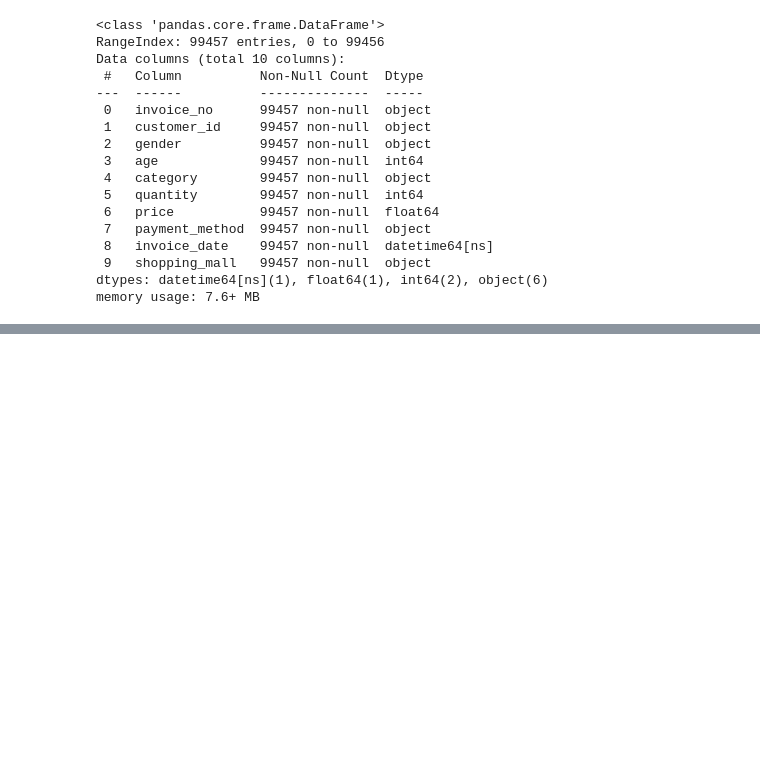
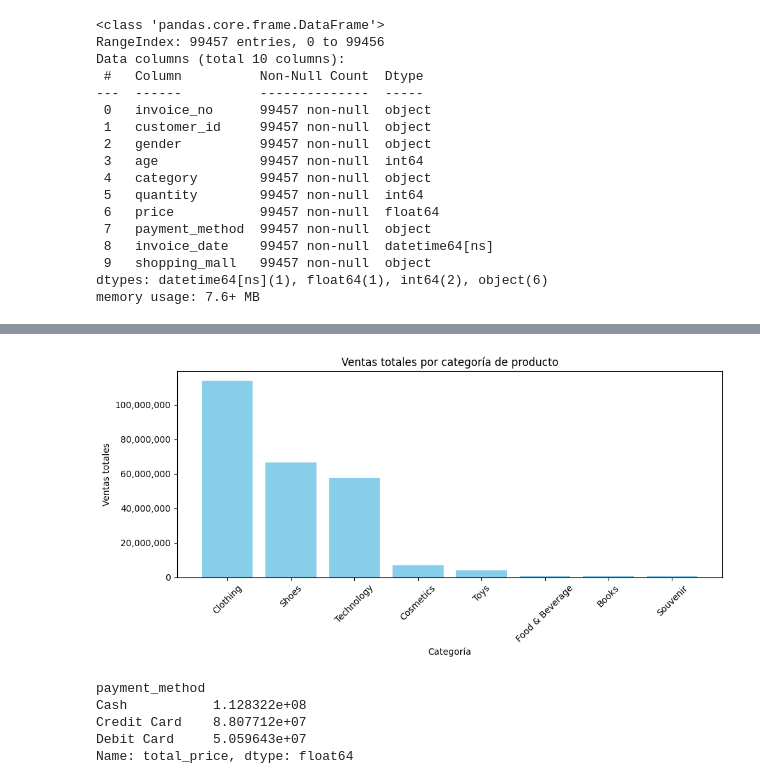
Before and after one commit to JuanLopezAranzazu/proyecto1-ciencia-datos, a Jupyter notebook: notebooks/customer_shopping_analysis.ipynb, the cells around one changed output, grey strips where cells are left out. Drawn from its saved outputs; the diff is of its cells as text; code cells hidden in the pictures; blank space fills up the shorter version.

```diff
--- a/notebooks/customer_shopping_analysis.ipynb
+++ b/notebooks/customer_shopping_analysis.ipynb
@@ -134,6 +110,0 @@ Name: count, Length: 797, dtype: int64
-# %%
-# funcion para obtener el precio total por categoria
-def total_price_by_category(df):
-  return df.groupby("category")["price"].sum().sort_values(ascending=False)
-
-total_price_by_category(df)
@@ -201,3 +130,7 @@ Data columns (total 10 columns):
  9   shopping_mall   99457 non-null  object
 dtypes: datetime64[ns](1), float64(1), int64(2), object(6)
 memory usage: 7.6+ MB
+# %%
+# crear una nueva columna con el precio total
+df["total_price"] = df["price"] * df["quantity"]
+df
@@ -203,0 +207,6 @@ memory usage: 7.6+ MB
+# %%
+# funcion para obtener el precio total por categoria
+def total_price_by_category(df):
+  return df.groupby("category")["total_price"].sum().sort_values(ascending=False)
+
+total_price_by_category(df)
@@ -203,0 +224,26 @@ memory usage: 7.6+ MB
+# %%
+# generar gráfica
+plt.figure(figsize=(10, 5))
+plt.bar(total_price_by_category(df).index, total_price_by_category(df).values, color="skyblue")
+plt.xlabel("Categoría")
+plt.ylabel("Ventas totales")
+plt.title("Ventas totales por categoría de producto")
+plt.xticks(rotation=45)
+plt.ticklabel_format(style="plain", axis="y")
+plt.gca().yaxis.set_major_formatter(plt.FuncFormatter(lambda x, loc: "{:,}".format(int(x))))
+plt.tight_layout()
+plt.show()
+# %% [output]
+[figure, added]
+# %%
+# funcion para obtener el precio total por metodo de pago
+def total_price_by_payment_method(df):
+  return df.groupby("payment_method")["total_price"].sum().sort_values(ascending=False)
+
+total_price_by_payment_method(df)
+# %% [output]
+payment_method
+Cash           1.128322e+08
+Credit Card    8.807712e+07
+Debit Card     5.059643e+07
+Name: total_price, dtype: float64
```
Also changed, not shown: parts of 25 cells of this notebook, 16 other files.
